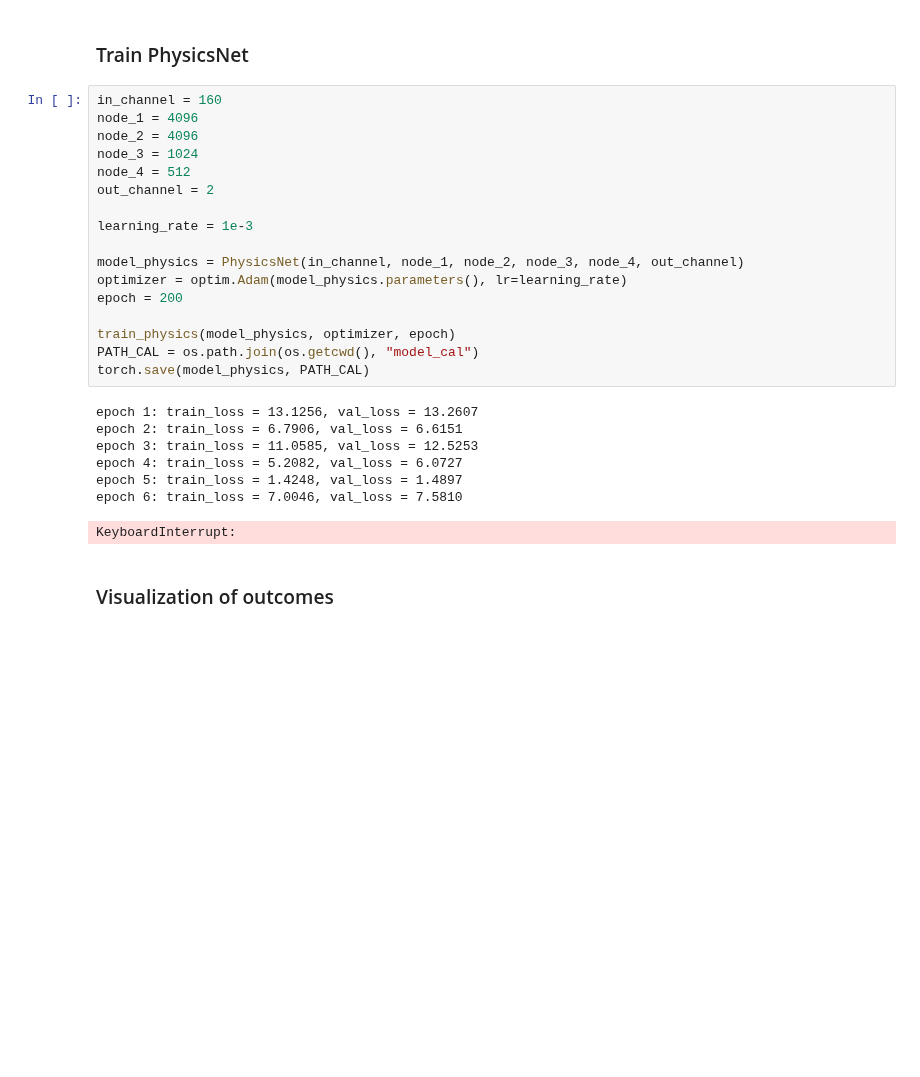
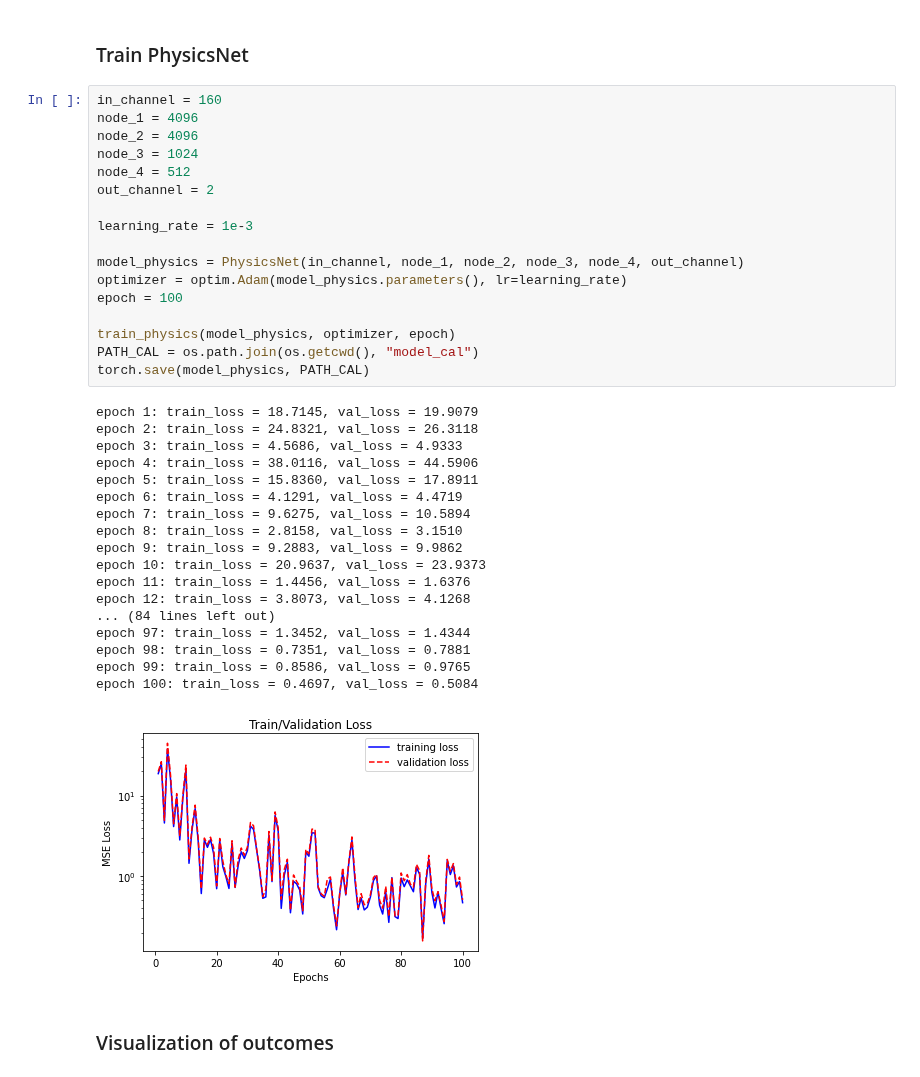
Before and after one commit to ShaoKAi100812/Pendant_Drop_Tensiometry_Prediction, a Jupyter notebook: main.ipynb, the cells around one changed output. Cells and saved outputs as stored; diff of their text form; blank space fills up the shorter version.

```diff
--- a/main.ipynb
+++ b/main.ipynb
@@ -278,28 +304,39 @@ def train_picture(model, optimizer, epochs=1):
 # %%
 in_channel = 160
 node_1 = 4096
 node_2 = 4096
 node_3 = 1024
 node_4 = 512
 out_channel = 2
 
 learning_rate = 1e-3
 
 model_physics = PhysicsNet(in_channel, node_1, node_2, node_3, node_4, out_channel)
 optimizer = optim.Adam(model_physics.parameters(), lr=learning_rate)
-epoch = 200
+epoch = 100
 
 train_physics(model_physics, optimizer, epoch)
 PATH_CAL = os.path.join(os.getcwd(), "model_cal")
 torch.save(model_physics, PATH_CAL)
 # %% [output]
-epoch 1: train_loss = 13.1256, val_loss = 13.2607
-epoch 2: train_loss = 6.7906, val_loss = 6.6151
-epoch 3: train_loss = 11.0585, val_loss = 12.5253
-epoch 4: train_loss = 5.2082, val_loss = 6.0727
-epoch 5: train_loss = 1.4248, val_loss = 1.4897
-epoch 6: train_loss = 7.0046, val_loss = 7.5810
+epoch 1: train_loss = 18.7145, val_loss = 19.9079
+epoch 2: train_loss = 24.8321, val_loss = 26.3118
+epoch 3: train_loss = 4.5686, val_loss = 4.9333
+epoch 4: train_loss = 38.0116, val_loss = 44.5906
+epoch 5: train_loss = 15.8360, val_loss = 17.8911
+epoch 6: train_loss = 4.1291, val_loss = 4.4719
+epoch 7: train_loss = 9.6275, val_loss = 10.5894
+epoch 8: train_loss = 2.8158, val_loss = 3.1510
+epoch 9: train_loss = 9.2883, val_loss = 9.9862
+epoch 10: train_loss = 20.9637, val_loss = 23.9373
+epoch 11: train_loss = 1.4456, val_loss = 1.6376
+epoch 12: train_loss = 3.8073, val_loss = 4.1268
+... (84 lines left out)
+epoch 97: train_loss = 1.3452, val_loss = 1.4344
+epoch 98: train_loss = 0.7351, val_loss = 0.7881
+epoch 99: train_loss = 0.8586, val_loss = 0.9765
+epoch 100: train_loss = 0.4697, val_loss = 0.5084
-KeyboardInterrupt:
+[figure, added]
 # %% [markdown]
 ### Visualization of outcomes
 # %%
```
Also changed, not shown: parts of 7 cells of this notebook.
